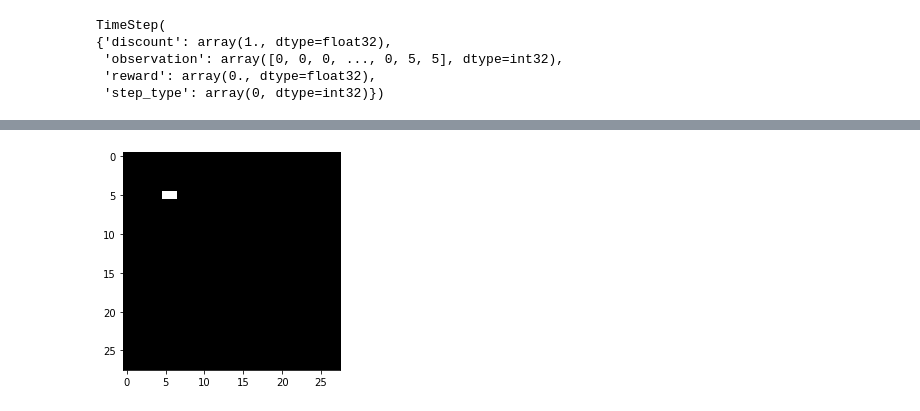
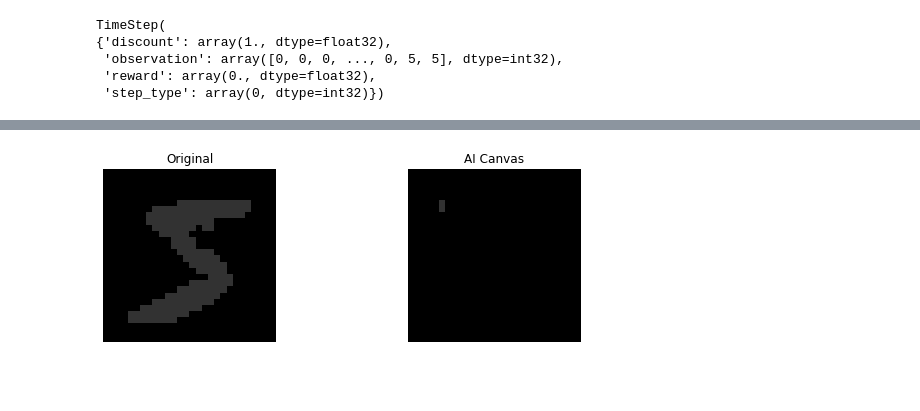
Before and after one commit to LarsZauberer/ReSketch, a Jupyter notebook: experiments/mnistdrawing1_0/env_testing.ipynb, the cells around one changed output, grey strips where cells are left out. Saved outputs shown, nothing was run; the diff lists cells and outputs as text; code cells hidden in the pictures; blank space fills up the shorter version.

Commit message:
reward function fixed and rendering improved

```diff
--- a/experiments/mnistdrawing1_0/env_testing.ipynb
+++ b/experiments/mnistdrawing1_0/env_testing.ipynb
@@ -34,5 +34,5 @@ TimeStep(
  'step_type': array(1, dtype=int32)})
 # %%
-env.render()
+env.render(mode="compare")
 # %% [output]
-[figure, old version]
+[figure, new version]
```
Also changed, not shown: parts of 1 cell of this notebook, 2 other files.
